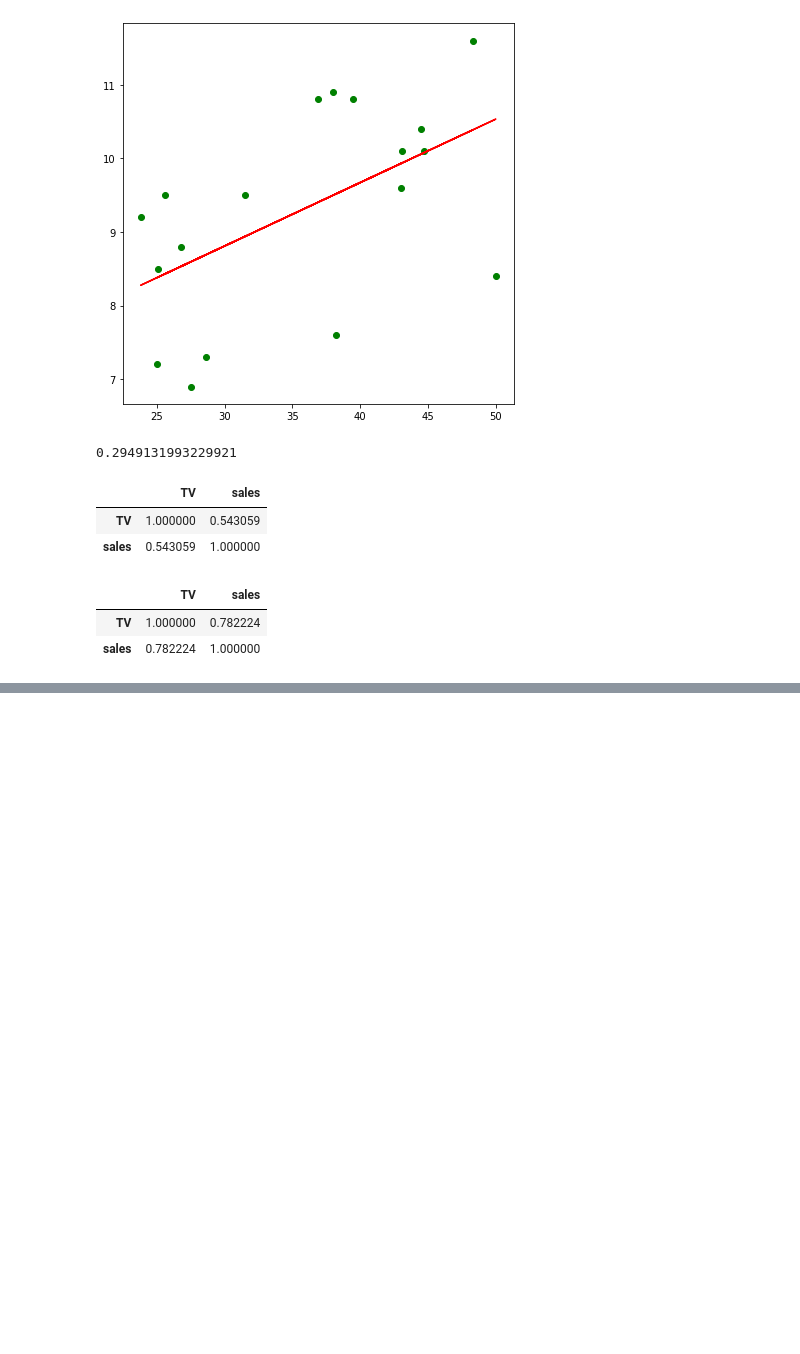
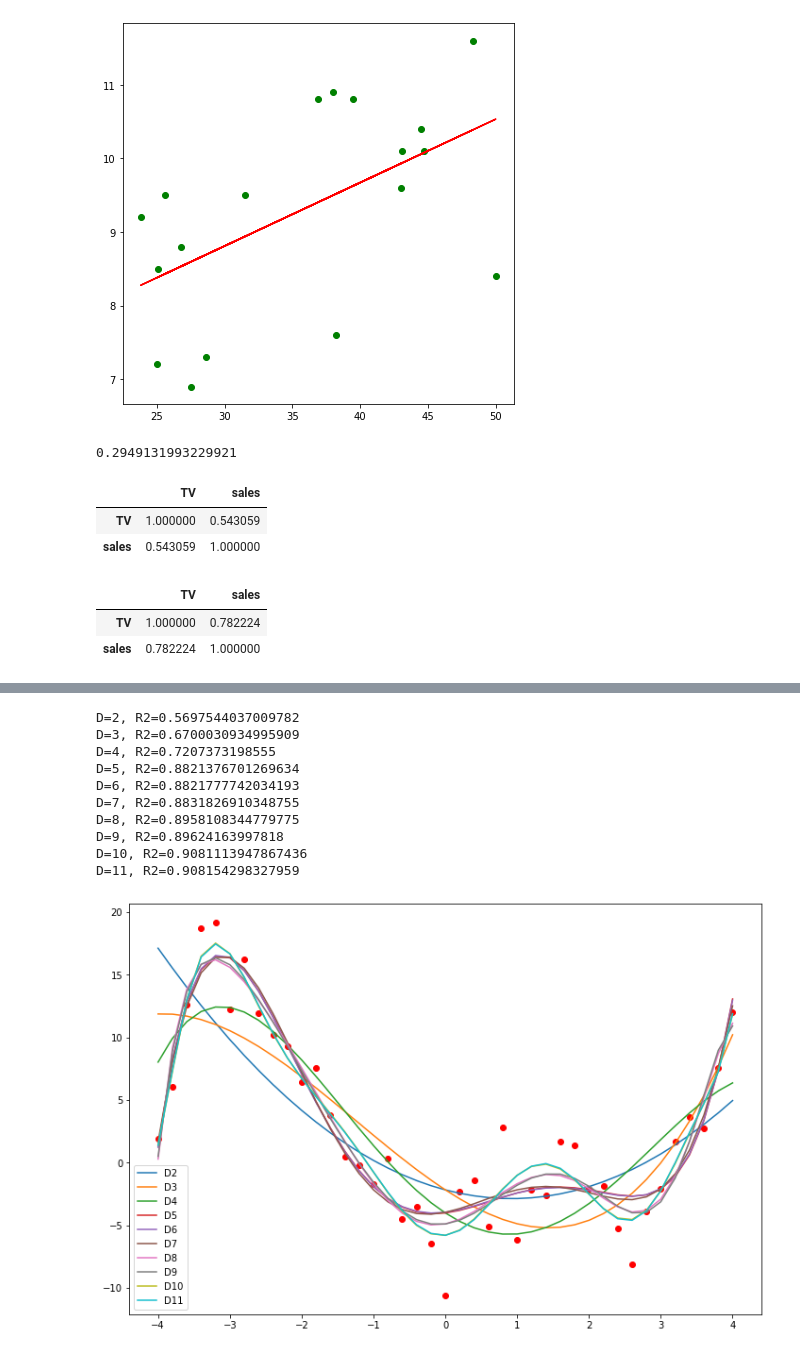
Before and after one commit to pad0910/Python2A, a Jupyter notebook: Dzien06/06-regresja-liniowa.ipynb, the cells around one changed output, grey strips where cells are left out. Saved outputs shown, nothing was run; the diff lists cells and outputs as text; code cells hidden in the pictures; blank space fills up the shorter version.

```diff
--- a/Dzien06/06-regresja-liniowa.ipynb
+++ b/Dzien06/06-regresja-liniowa.ipynb
@@ -171,0 +198,3 @@ df.corr()
+# %%
+pf = PolynomialFeatures(degree=133)
+X_poly = pf.fit_transform(X)
@@ -171,0 +225,28 @@ df.corr()
+# %%
+plt.figure(figsize=(12,8))
+plt.scatter(X, y, c="r")
+
+for degree in range(2,12): # [5, 23, 51, 126]:
+    pf = PolynomialFeatures(degree)
+    X_poly = pf.fit_transform(X)
+
+    model = LinearRegression()
+    model.fit(X_poly, y)
+    y_pred = model.predict(X_poly)
+    plt.plot(X, y_pred, label=f"D{degree}")
+    print(f"D={degree}, R2={r2_score(y, y_pred)}")
+
+plt.legend()
+plt.show()
+# %% [output]
+D=2, R2=0.5697544037009782
+D=3, R2=0.6700030934995909
+D=4, R2=0.7207373198555
+D=5, R2=0.8821376701269634
+D=6, R2=0.8821777742034193
+D=7, R2=0.8831826910348755
+D=8, R2=0.8958108344779775
+D=9, R2=0.89624163997818
+D=10, R2=0.9081113947867436
+D=11, R2=0.908154298327959
+[figure, added]
```
Also changed, not shown: parts of 8 cells of this notebook.
